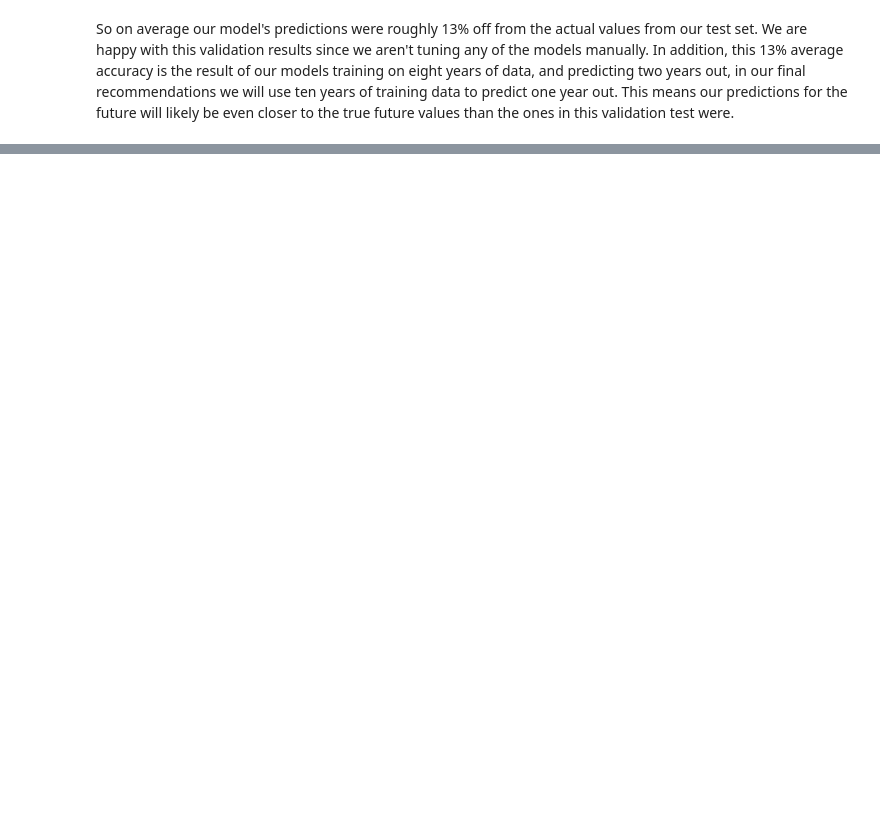
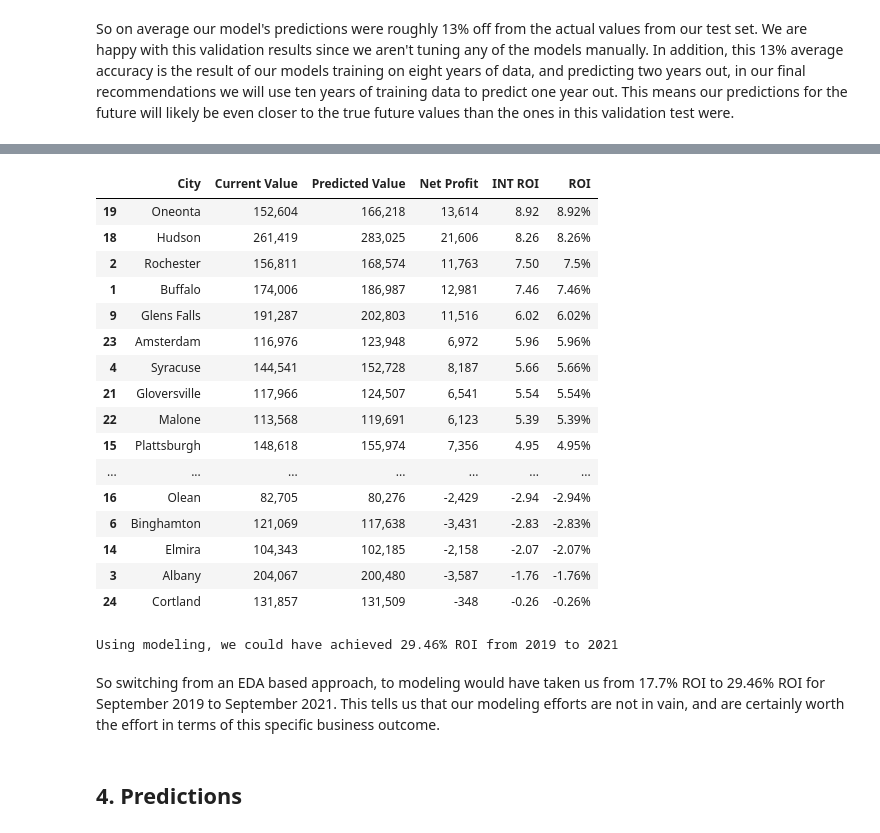
Before and after one commit to MellissaValle/Zillow_Real_Estate_Time_Series_analysis, a Jupyter notebook: Aidan/Aidan's Notebook.ipynb, the cells around one changed output, grey strips where cells are left out. Cells and saved outputs as stored; diff of their text form; code cells hidden in the pictures; blank space fills up the shorter version.

```diff
--- a/Aidan/Aidan's Notebook.ipynb
+++ b/Aidan/Aidan's Notebook.ipynb
@@ -500,2 +527,4 @@ In order to ensure that our predictions for the future are within some reasonabl
 # %% [markdown]
 So on average our model's predictions were roughly 13% off from the actual values from our test set. We are happy with this validation results since we aren't tuning any of the models manually. In addition, this 13% average accuracy is the result of our models training on eight years of data, and predicting two years out, in our final recommendations we will use ten years of training data to predict one year out. This means our predictions for the future will likely be even closer to the true future values than the ones in this validation test were.
+# %%
+model_predictions_2021 = generate_predictions(train, 24)
@@ -502 +549,40 @@ So on average our model's predictions were roughly 13% off from the actual value
+# %%
+model_predictions_2021
+# %% [output]
+|  | City | Current Value | Predicted Value | Net Profit | INT ROI | ROI |
+| 19 | Oneonta | 152,604 | 166,218 | 13,614 | 8.92 | 8.92% |
+| 18 | Hudson | 261,419 | 283,025 | 21,606 | 8.26 | 8.26% |
+| 2 | Rochester | 156,811 | 168,574 | 11,763 | 7.50 | 7.5% |
+| 1 | Buffalo | 174,006 | 186,987 | 12,981 | 7.46 | 7.46% |
+| 9 | Glens Falls | 191,287 | 202,803 | 11,516 | 6.02 | 6.02% |
+| 23 | Amsterdam | 116,976 | 123,948 | 6,972 | 5.96 | 5.96% |
+| 4 | Syracuse | 144,541 | 152,728 | 8,187 | 5.66 | 5.66% |
+| 21 | Gloversville | 117,966 | 124,507 | 6,541 | 5.54 | 5.54% |
+| 22 | Malone | 113,568 | 119,691 | 6,123 | 5.39 | 5.39% |
+| 15 | Plattsburgh | 148,618 | 155,974 | 7,356 | 4.95 | 4.95% |
+| ... | ... | ... | ... | ... | ... | ... |
+| 16 | Olean | 82,705 | 80,276 | -2,429 | -2.94 | -2.94% |
+| 6 | Binghamton | 121,069 | 117,638 | -3,431 | -2.83 | -2.83% |
+| 14 | Elmira | 104,343 | 102,185 | -2,158 | -2.07 | -2.07% |
+| 3 | Albany | 204,067 | 200,480 | -3,587 | -1.76 | -1.76% |
+| 24 | Cortland | 131,857 | 131,509 | -348 | -0.26 | -0.26% |
+# %%
+model_top_5 = ['Kingston, NY', 'Jamestown, NY', 'Utica, NY', 'Oneonta, NY', 'Hudson, NY']
+
+buys = 0
+sells = 0
+
+for i in model_top_5:
+    buys  += df_2012[i]['2019-09-30']
+    sells += df_2012[i]['2021-09-30']
+
+model_roi_2019 = round(((sells - buys) / buys) * 100 , 2)
+
+print(f'Using modeling, we could have achieved {model_roi_2019}% ROI from 2019 to 2021')
+# %% [output]
+Using modeling, we could have achieved 29.46% ROI from 2019 to 2021
+# %% [markdown]
+So switching from an EDA based approach, to modeling would have taken us from 17.7% ROI to 29.46% ROI for September 2019 to September 2021. This tells us that our modeling efforts are not in vain, and are certainly worth the effort in terms of this specific business outcome.
+# %% [markdown]
+## 4. Predictions
 # %%
```
Also changed, not shown: parts of 7 cells of this notebook.
